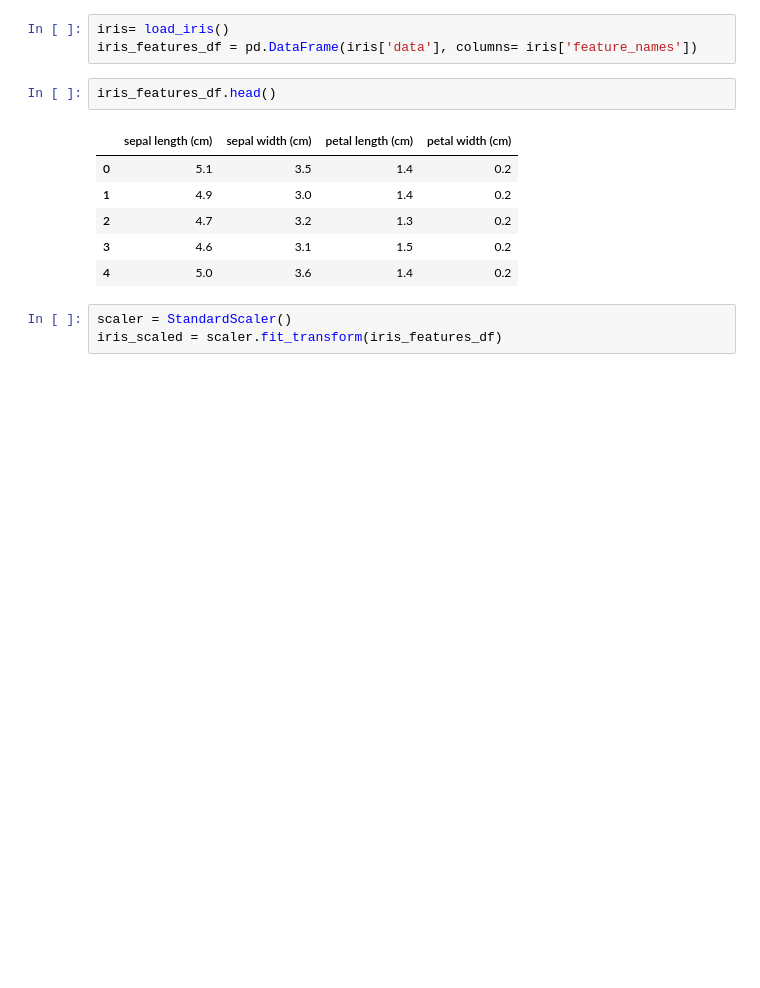
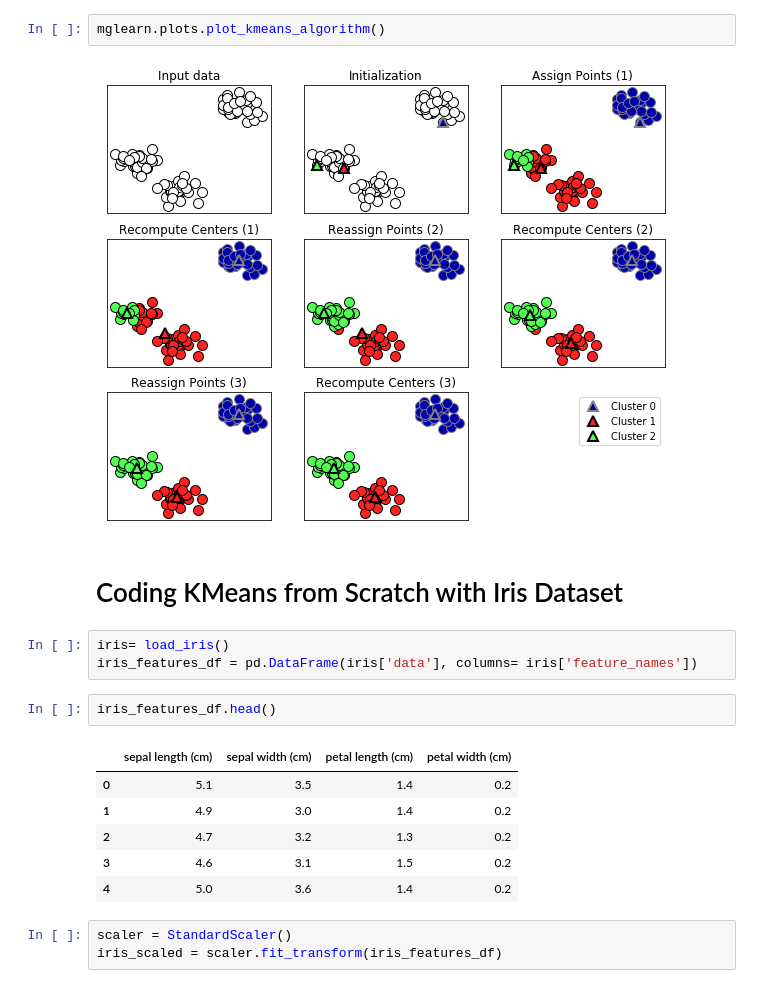
Before and after one commit to ErvTong/Hand-Coded-Machine-Learning-Algorithms, a Jupyter notebook: KMeans.ipynb, the cells around one changed output. Cells and saved outputs as stored; diff of their text form; blank space fills up the shorter version.

```diff
--- a/KMeans.ipynb
+++ b/KMeans.ipynb
@@ -15,3 +55,10 @@ from sklearn.decomposition import PCA
+# %%
+mglearn.plots.plot_kmeans_algorithm()
+# %% [output]
+[figure, added]
+# %% [markdown]
+
+# Coding KMeans from Scratch with Iris Dataset
 # %%
 iris= load_iris()
 iris_features_df = pd.DataFrame(iris['data'], columns= iris['feature_names'])
```
Also changed, not shown: parts of 11 cells of this notebook.
